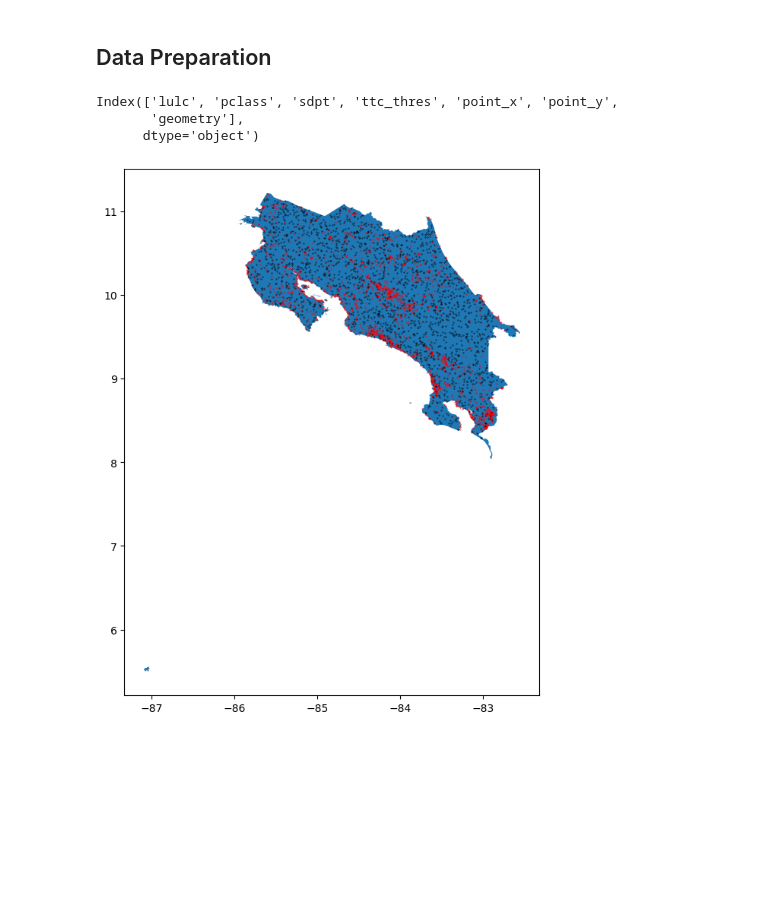
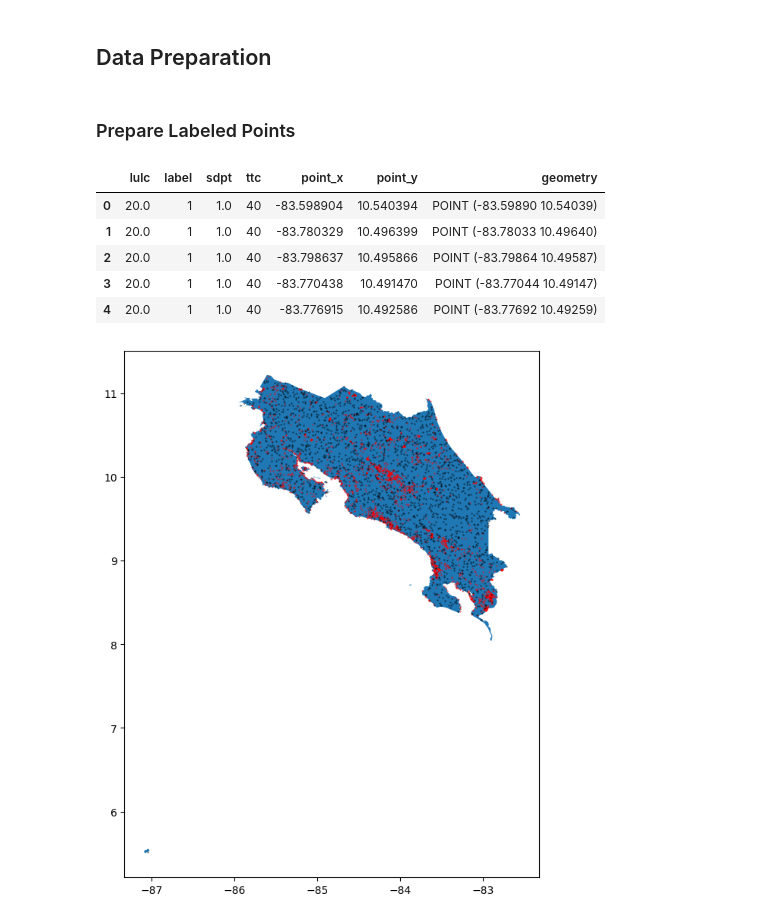
Before and after one commit to wri/plantation_classifier, a Jupyter notebook: notebooks/label_propagation.ipynb, the cells around one changed output. Saved outputs shown, nothing was run; the diff lists cells and outputs as text; code cells hidden in the pictures; blank space fills up the shorter version.

```diff
--- a/notebooks/label_propagation.ipynb
+++ b/notebooks/label_propagation.ipynb
@@ -17,6 +39,30 @@ cr = gpd.read_file('../data/testing/gadm41_CRI_0.shp')
 hc_poly = gpd.read_file('../data/testing/HighConf_poly1.shp')
 labeled = gpd.read_file('../data/testing/HighConf_Point.shp')
 unlabeled = gpd.read_file('../data/testing/output_unlabelledPts.shp')
+# %% [markdown]
+### Prepare Labeled Points
 # %%
+# clean up column names
 labeled.drop(columns=['Id', 'Area', 'gridcode', 'MERGE_SRC', 'ORIG_FID'], inplace=True)
 labeled.columns = map(str.lower, labeled.columns)
+labeled.rename(columns={'pclass': 'label', 'ttc_thres':'ttc'}, inplace=True)
+
+# clean up vals and dtypes to match what will be extracted
+labeled.sdpt = labeled.sdpt.map({'NA': 0.0, 'ForestPlantation': 2.0, 'oilpalm': 1.0, 'orchard': 3.0}).astype('str')
+labeled.lulc = labeled.lulc.map({'urban': 10.0,
+                                 'MatureForest': 8.0,
+                                 'mangrove':14.0,
+                                 'FPlantation':7.0,
+                                 'palm':20.0,
+                                 'bare':9.0,
+                                 'pineapple':22.0,
+                                 'coffeeAg':23.0}).astype('str')
+labeled.label = labeled.label.map({'notplantation': 0, 'monoculture': 1, 'agroforestry': 2}).astype('str')
+labeled.head()
+# %% [output]
+|  | lulc | label | sdpt | ttc | point_x | point_y | geometry |
+| 0 | 20.0 | 1 | 1.0 | 40 | -83.598904 | 10.540394 | POINT (-83.59890 10.54039) |
+| 1 | 20.0 | 1 | 1.0 | 40 | -83.780329 | 10.496399 | POINT (-83.78033 10.49640) |
+| 2 | 20.0 | 1 | 1.0 | 40 | -83.798637 | 10.495866 | POINT (-83.79864 10.49587) |
+| 3 | 20.0 | 1 | 1.0 | 40 | -83.770438 | 10.491470 | POINT (-83.77044 10.49147) |
+| 4 | 20.0 | 1 | 1.0 | 40 | -83.776915 | 10.492586 | POINT (-83.77692 10.49259) |
@@ -25,9 +69,3 @@ labeled.rename(columns={'PClass': 'label', 'TTC_tres':'ttc'}, inplace=True)
-# %%
-labeled.columns
-# %% [output]
-Index(['lulc', 'pclass', 'sdpt', 'ttc_thres', 'point_x', 'point_y',
-       'geometry'],
-      dtype='object')
 # %%
 # quick visual to get a sense of the location of labeled and unlabeled points
 ax = cr.plot(figsize=(11,9))
```
Also changed, not shown: parts of 25 cells of this notebook.
